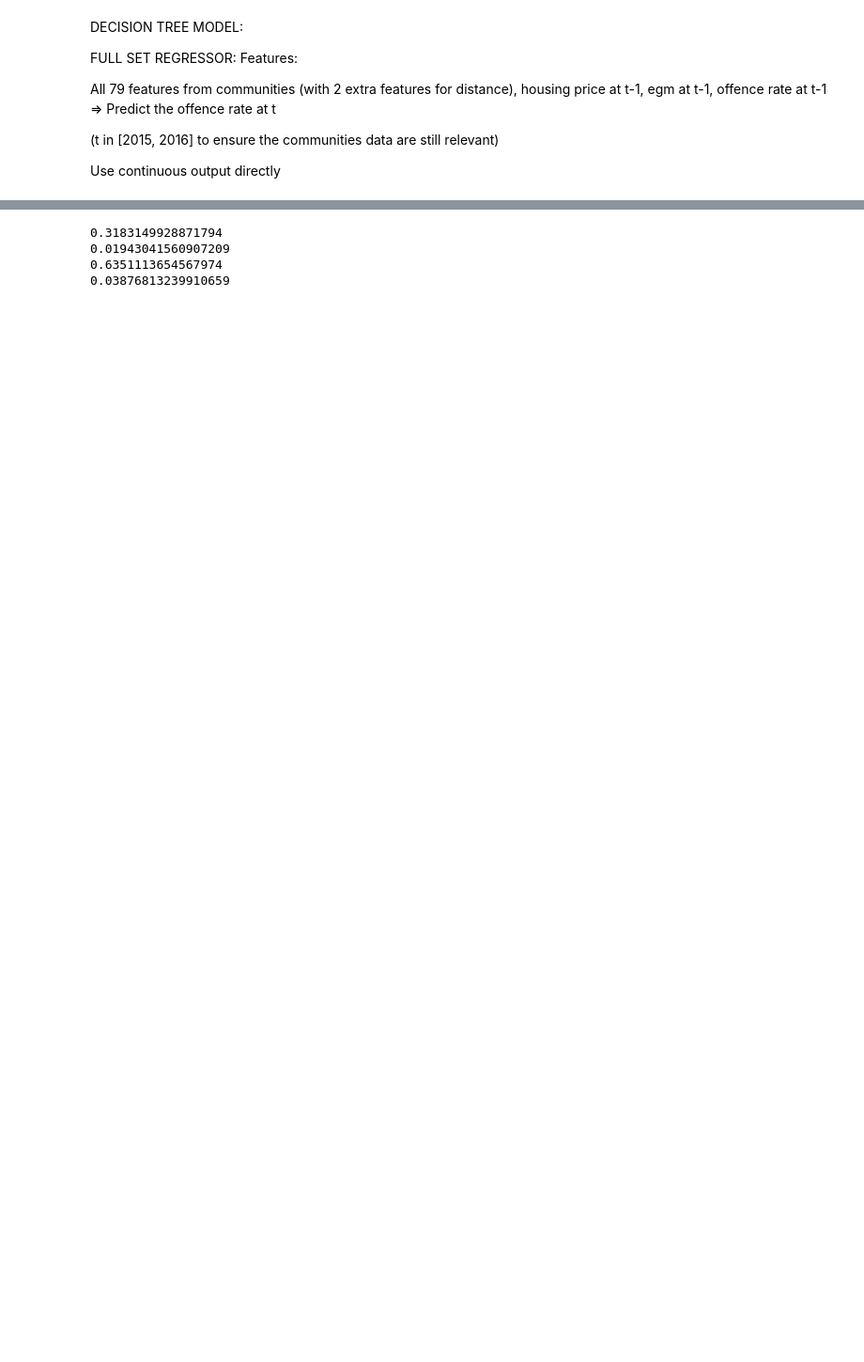
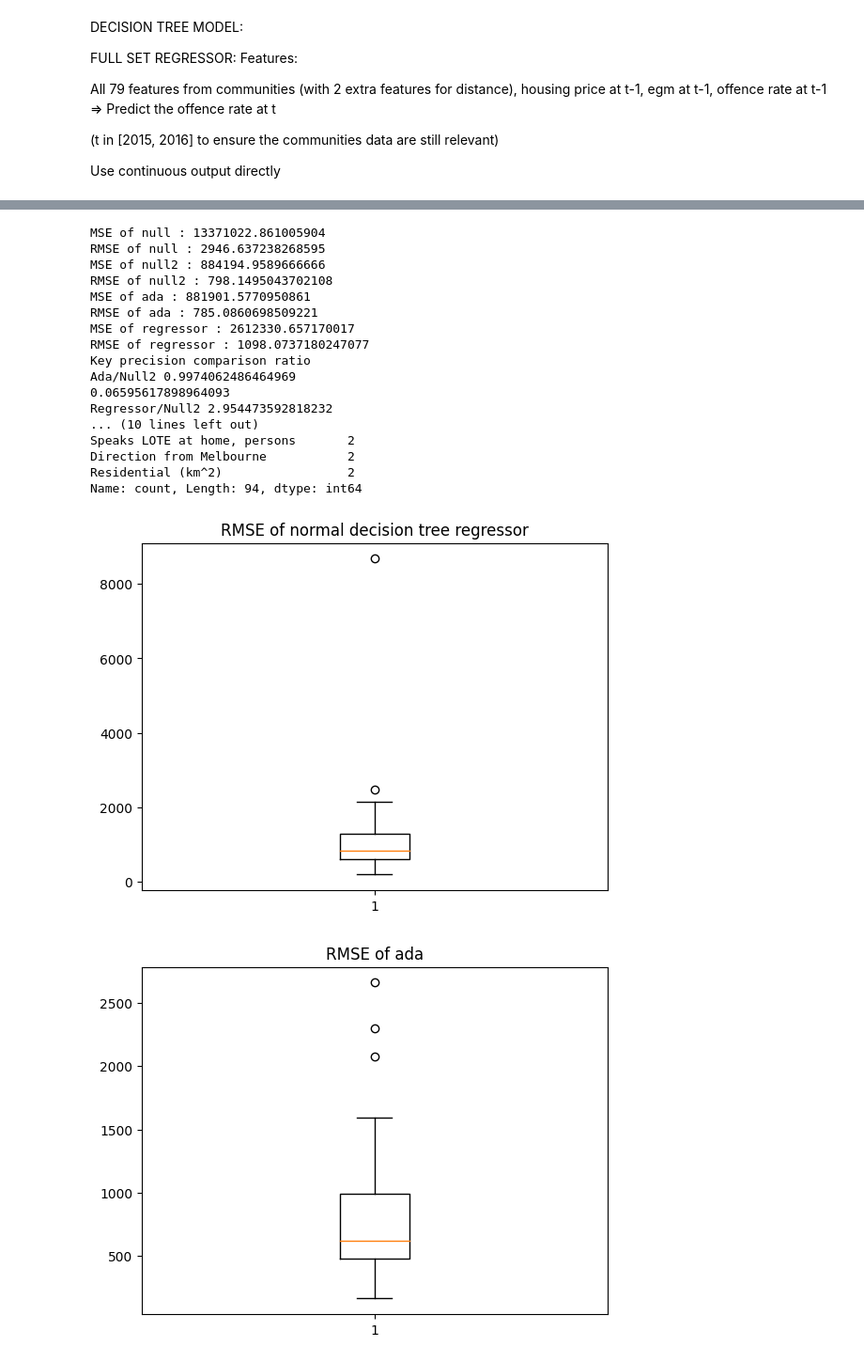
Before and after one commit to khangluong2004/COMP20008_Assignment2, a Jupyter notebook: khang/model.ipynb, the cells around one changed output, grey strips where cells are left out. Shown at 94% size. Saved outputs shown, nothing was run; the diff lists cells and outputs as text; code cells hidden in the pictures; blank space fills up the shorter version.

```diff
--- a/khang/model.ipynb
+++ b/khang/model.ipynb
@@ -126,42 +214,94 @@ Ratio ada/null2:  0.44273576550298416
 # K-fold, since the above is pretty random
 from sklearn.model_selection import KFold
 
-n = 100
+n = 50
 
 nf_CV = KFold(n_splits=n, shuffle=True, random_state=42)
 mses = {
     "null": [],
     "null2": [],
     "ada": [],
     "regressor": []
 }
 
+relavantAttributes = []
+
 for train_idx, test_idx in nf_CV.split(X):
     # train-test split
     X_train, X_test = X.iloc[train_idx], X.iloc[test_idx]
     y_train, y_test = y.iloc[train_idx], y.iloc[test_idx]
+
+    decisionTreeRegressor.fit(X_train, y_train)
+    adaboostRegressor.fit(X_train, y_train)
 
     y_predict = decisionTreeRegressor.predict(X_test)
     y_predict2 = adaboostRegressor.predict(X_test)
     y_null_predict = [y_train.mean()] * len(X_test)
     y_null_2 = X_test["Last Offence Rate"]
 
     mse_regressor = mean_squared_error(y_test, y_predict)
     mse_ada = mean_squared_error(y_test, y_predict2)
     mse_null = mean_squared_error(y_test, y_null_predict)
     mse_null_2 = mean_squared_error(y_test, y_null_2)
 
+    # if (np.sqrt(mse_ada) > 2000):
+    #     print(X_test)
+    #     print(y_test)
+
+    # Get the summary of all attributes
+    tree_rules = export_text(decisionTreeRegressor, feature_names=list(X_train))
+    relavantAttributes.extend(getSplitAttributes(tree_rules))
+
     mses["ada"].append(mse_ada)
     mses["regressor"].append(mse_regressor)
     mses["null"].append(mse_null)
     mses["null2"].append(mse_null_2)
 
-print(np.mean(mses["ada"])/np.mean(mses["null2"]))
+# Print the RMSE for each model
+for key in mses:
+    print("MSE of", key, ":", np.mean(mses[key]))
+    print("RMSE of", key, ":", np.mean(np.sqrt(mses[key])))
+
+print("Key precision comparison ratio")
+print("Ada/Null2", np.mean(mses["ada"])/np.mean(mses["null2"]))
 print(np.mean(mses["ada"])/np.mean(mses["null"]))
-print(np.mean(mses["regressor"])/np.mean(mses["null2"]))
+print("Regressor/Null2", np.mean(mses["regressor"])/np.mean(mses["null2"]))
 print(np.mean(mses["regressor"])/np.mean(mses["null"]))
+
+print("Used attributes for regressor tree: ")
+print(pd.Series(relavantAttributes).value_counts())
+
+plt.figure()
+plt.title("RMSE of normal decision tree regressor")
+plt.boxplot(np.sqrt(mses["regressor"]))
+plt.show()
+
+plt.figure()
+plt.title("RMSE of ada")
+plt.boxplot(np.sqrt(mses["ada"]))
+plt.show()
+
+plt.figure()
+plt.title("RMSE of null2")
+plt.boxplot(np.sqrt(mses["null2"]))
+plt.show()
 # %% [output]
-0.3183149928871794
-0.01943041560907209
-0.6351113654567974
-0.03876813239910659
+MSE of null : 13371022.861005904
+RMSE of null : 2946.637238268595
+MSE of null2 : 884194.9589666666
+RMSE of null2 : 798.1495043702108
+MSE of ada : 881901.5770950861
+RMSE of ada : 785.0860698509221
+MSE of regressor : 2612330.657170017
+RMSE of regressor : 1098.0737180247077
+Key precision comparison ratio
+Ada/Null2 0.9974062486464969
+0.06595617898964093
+Regressor/Null2 2.954473592818232
+... (10 lines left out)
+Speaks LOTE at home, persons       2
+Direction from Melbourne           2
+Residential (km^2)                 2
+Name: count, Length: 94, dtype: int64
+[figure, added]
+[figure, added]
```
Also changed, not shown: parts of 6 cells of this notebook, 3 other files.
